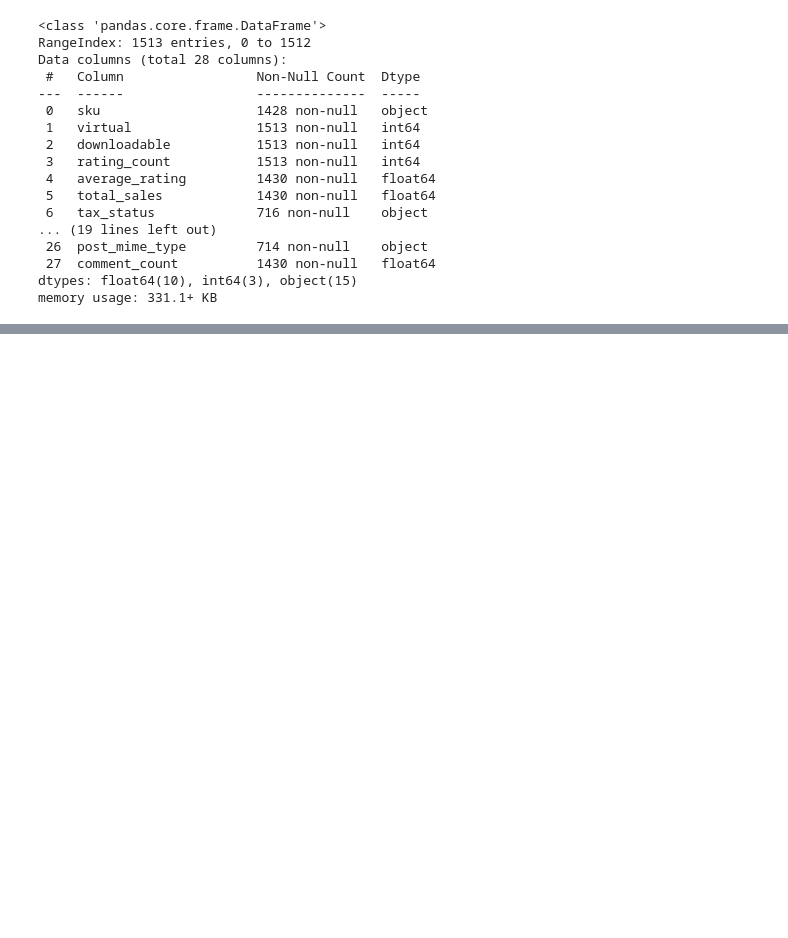
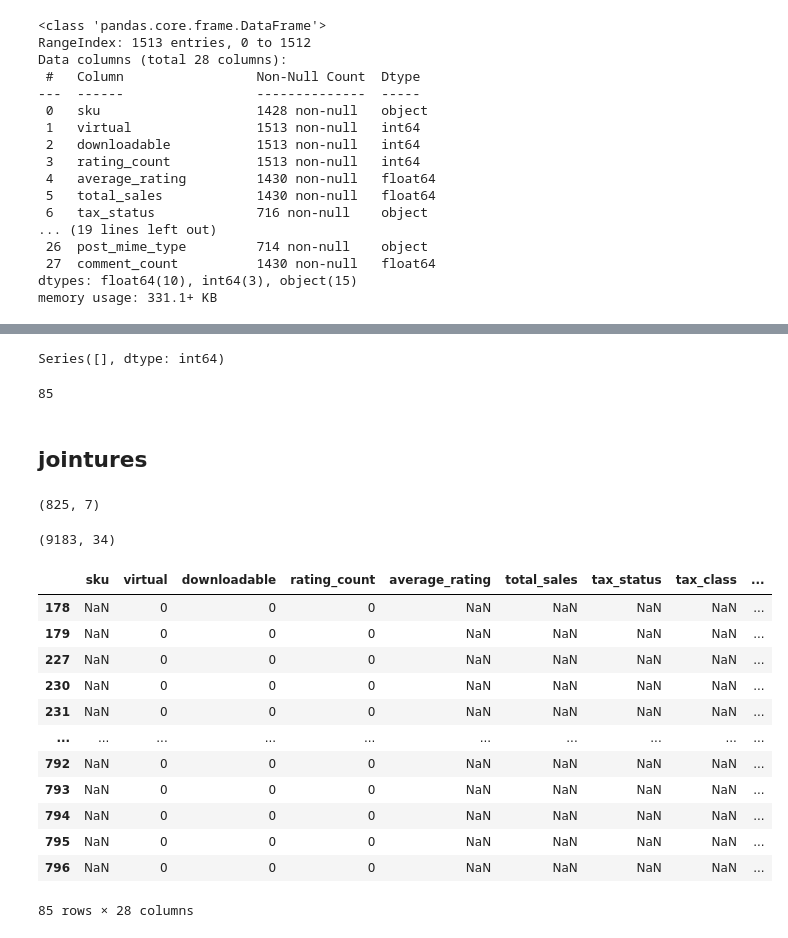
Before and after one commit to AntoineJBQ/Projet-5, a Jupyter notebook: Projet 5.ipynb, the cells around one changed output, grey strips where cells are left out. Saved outputs shown, nothing was run; the diff lists cells and outputs as text; code cells hidden in the pictures; blank space fills up the shorter version.

```diff
--- a/Projet 5.ipynb
+++ b/Projet 5.ipynb
@@ -115,0 +138,41 @@ erp.head()
+# %%
+web.value_counts()
+# %% [output]
+Series([], dtype: int64)
+# %%
+web["sku"].isnull().sum()
+# %% [output]
+85
+# %% [markdown]
+## jointures
+# %%
+#Test de jointure entre Erp et Liaison
+Test_1 = pd.merge(erp, liaison, how="outer", on="product_id", indicator=True)
+Test_1.shape
+# %% [output]
+(825, 7)
+# %%
+#Test de jointure entre Erp, Liaison et Web
+Test_2 = pd.merge(erp, liaison, how="outer", on="product_id")
+Test_2 = pd.merge(Test_2, web, how="outer", on="sku", indicator=True)
+Test_2.shape
+# %% [output]
+(9183, 34)
+# %%
+#Crée un dataset à partir des données dans la table Web qui n'ont pas de clé primaire
+Web_id_null = web[web['sku'].isnull()]
+Web_id_null
+# %% [output]
+|  | sku | virtual | downloadable | rating_count | average_rating | total_sales | tax_status | tax_class | ... |
+| 178 | NaN | 0 | 0 | 0 | NaN | NaN | NaN | NaN | ... |
+| 179 | NaN | 0 | 0 | 0 | NaN | NaN | NaN | NaN | ... |
+| 227 | NaN | 0 | 0 | 0 | NaN | NaN | NaN | NaN | ... |
+| 230 | NaN | 0 | 0 | 0 | NaN | NaN | NaN | NaN | ... |
+| 231 | NaN | 0 | 0 | 0 | NaN | NaN | NaN | NaN | ... |
+| ... | ... | ... | ... | ... | ... | ... | ... | ... | ... |
+| 792 | NaN | 0 | 0 | 0 | NaN | NaN | NaN | NaN | ... |
+| 793 | NaN | 0 | 0 | 0 | NaN | NaN | NaN | NaN | ... |
+| 794 | NaN | 0 | 0 | 0 | NaN | NaN | NaN | NaN | ... |
+| 795 | NaN | 0 | 0 | 0 | NaN | NaN | NaN | NaN | ... |
+| 796 | NaN | 0 | 0 | 0 | NaN | NaN | NaN | NaN | ... |
+85 rows × 28 columns
```
Also changed, not shown: parts of 36 cells of this notebook.
